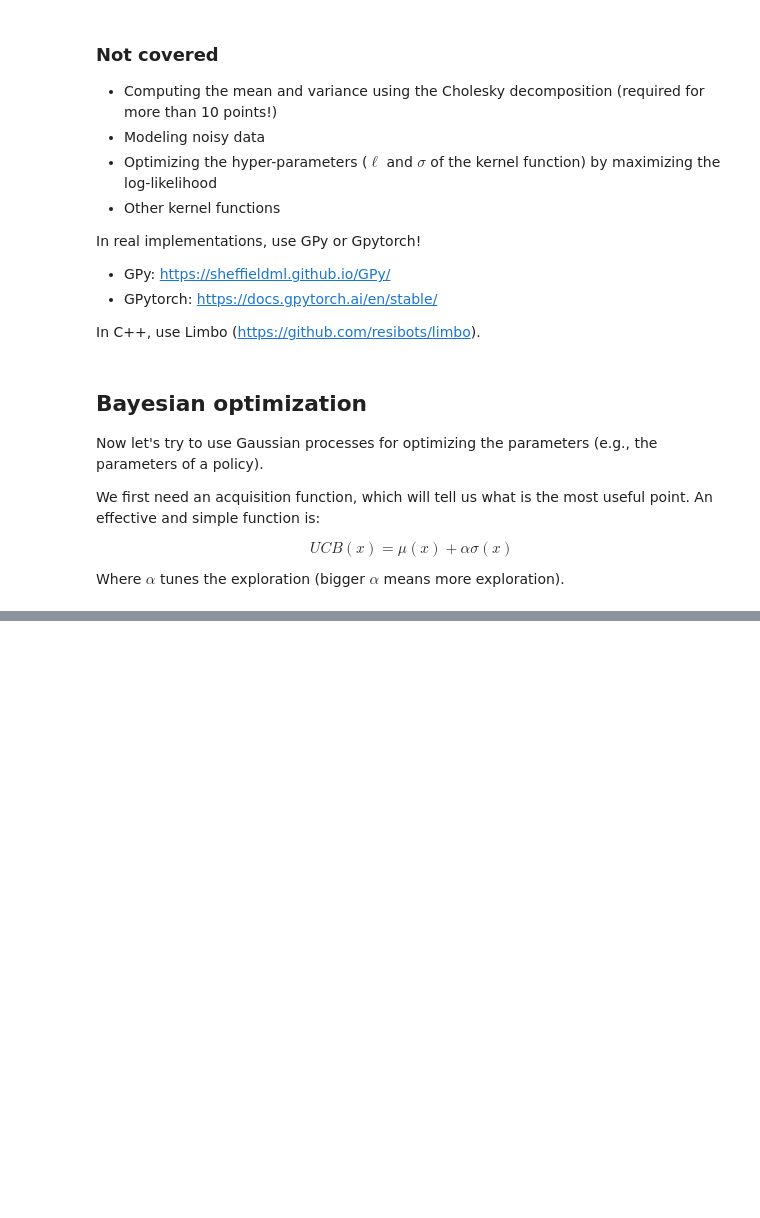
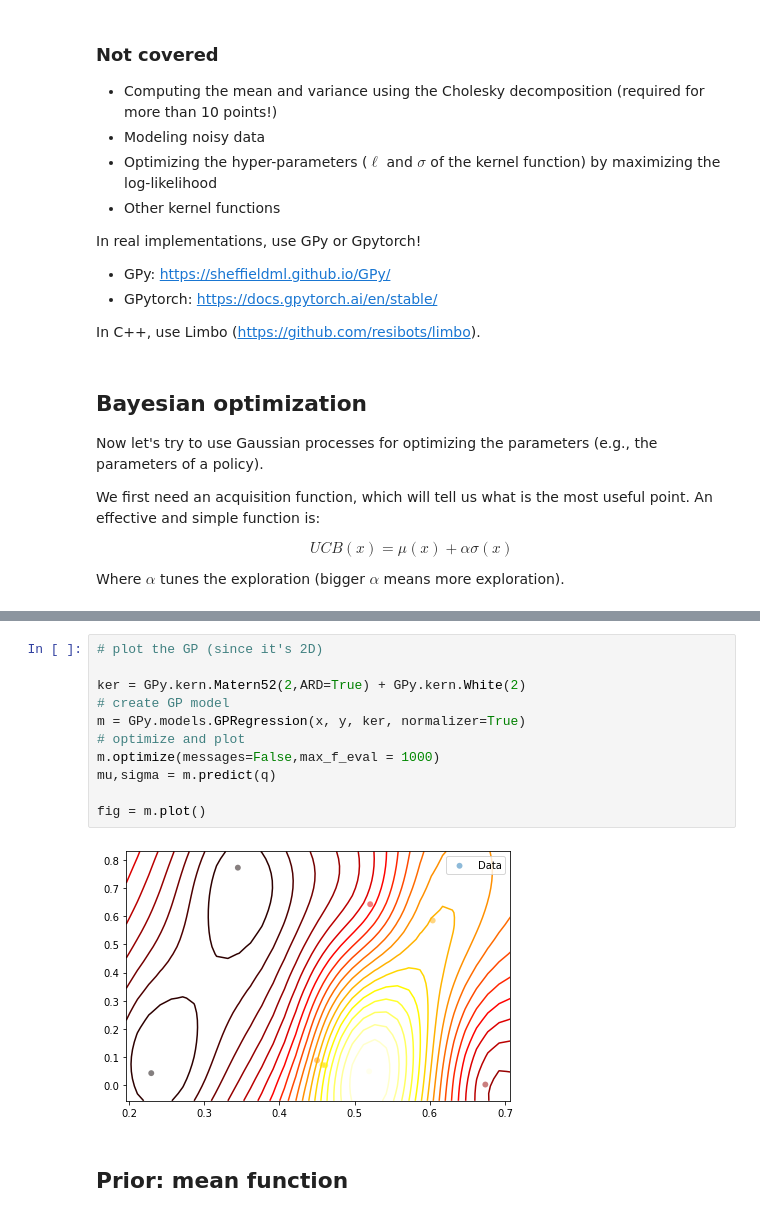
Before and after one commit to jbmouret/bo_tutorial, a Jupyter notebook: bo.ipynb, the cells around one changed output, grey strips where cells are left out. Saved outputs shown, nothing was run; the diff lists cells and outputs as text; blank space fills up the shorter version.

```diff
--- a/bo.ipynb
+++ b/bo.ipynb
@@ -274,0 +403,15 @@ BEST: x= 0.8300000000000001 y= 0.6842406784582613  data= 21
+# %%
+# plot the GP (since it's 2D)
+
+ker = GPy.kern.Matern52(2,ARD=True) + GPy.kern.White(2)
+# create GP model
+m = GPy.models.GPRegression(x, y, ker, normalizer=True)
+# optimize and plot
+m.optimize(messages=False,max_f_eval = 1000)
+mu,sigma = m.predict(q)
+
+fig = m.plot()
+# %% [output]
+[figure, added]
+# %% [markdown]
+## Prior: mean function
```
Also changed, not shown: parts of 20 cells of this notebook, 1 other file.
